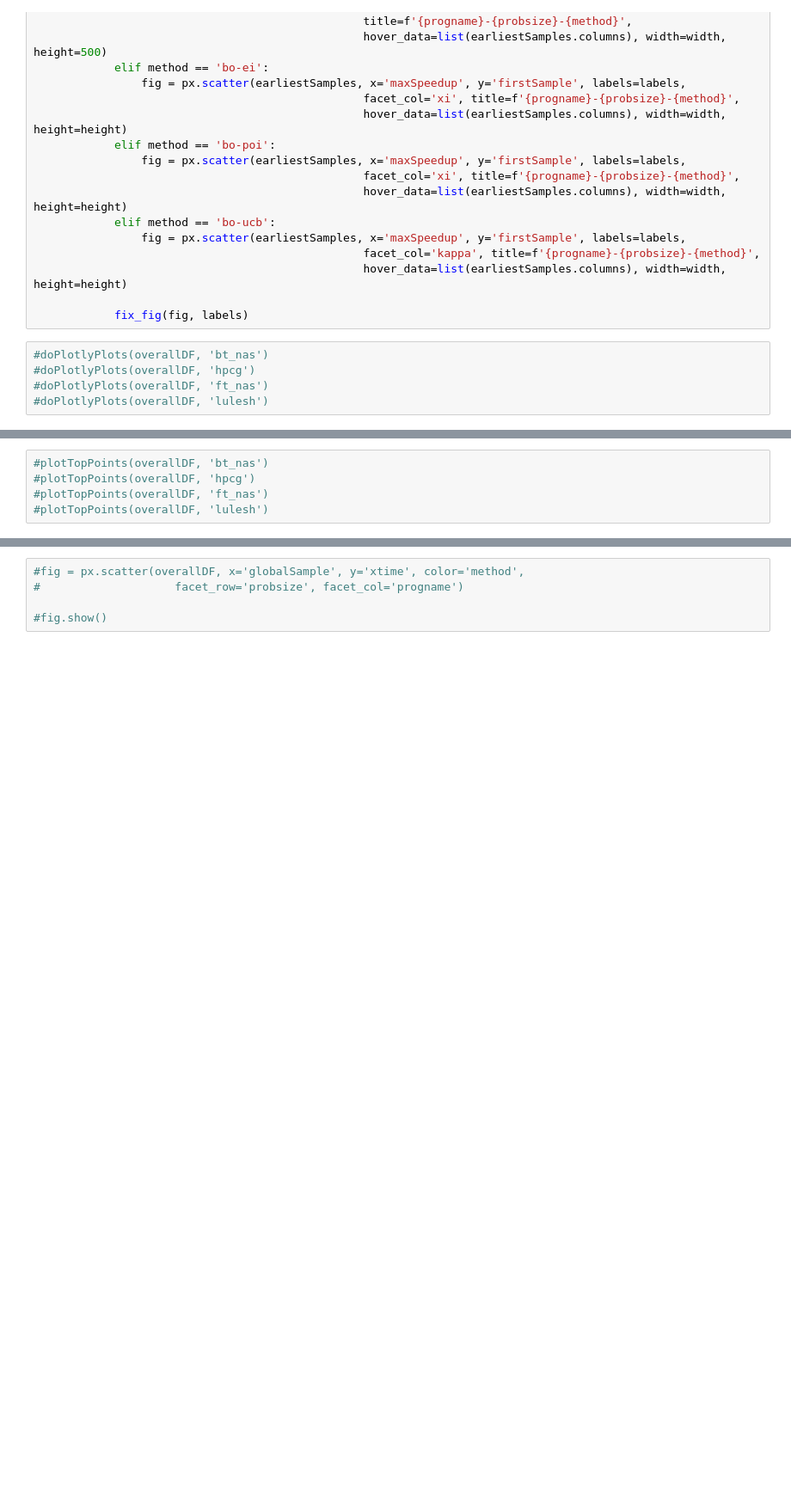
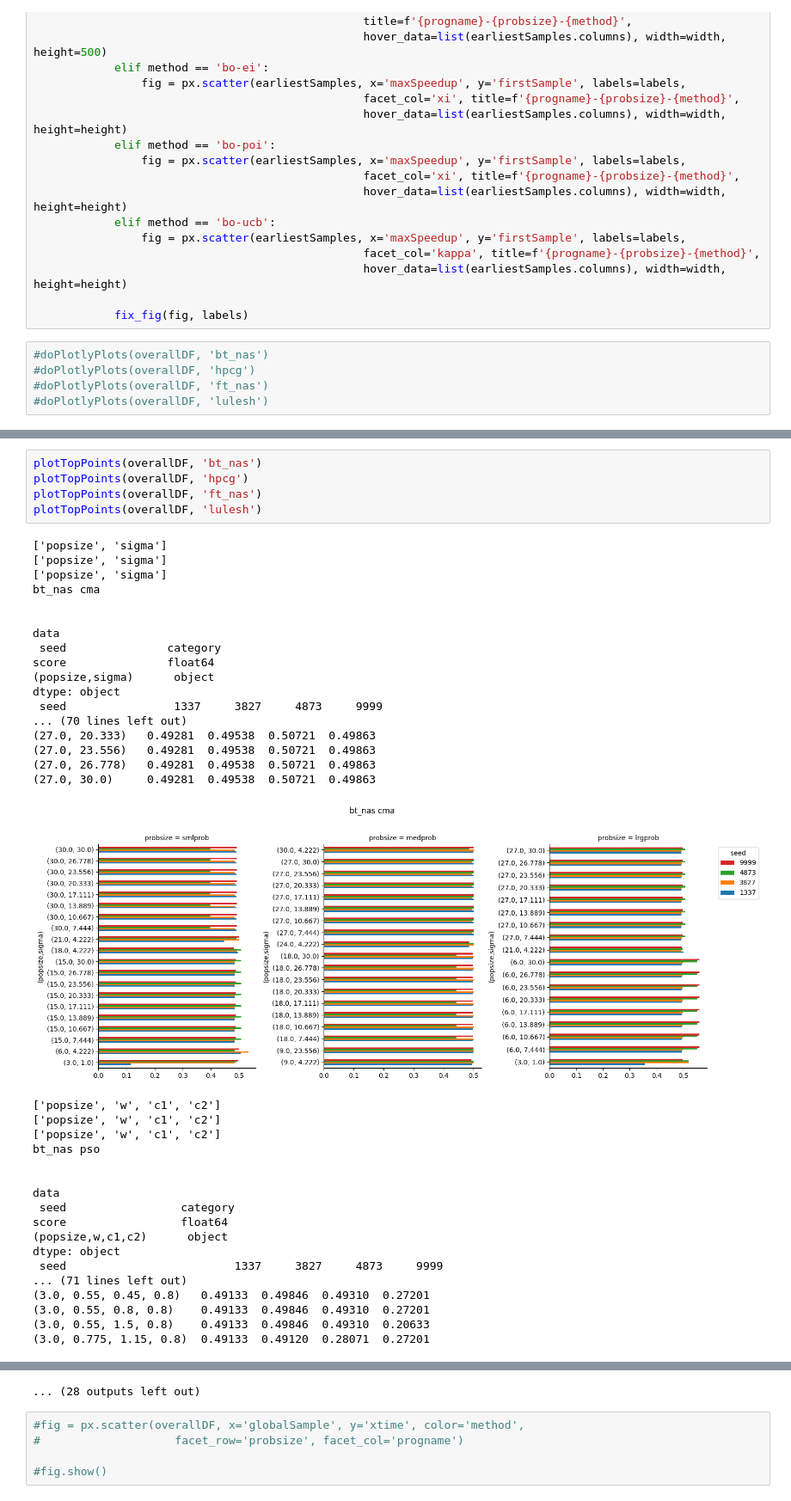
Before and after one commit to gregbolet/omp_benchmarks, a Jupyter notebook: exploreGlobalOptimizations/plotGOHyperparamParetoPlots.ipynb, the cells around one changed output, grey strips where cells are left out. Shown at 86% size. Drawn from its saved outputs; the diff is of its cells as text; blank space fills up the shorter version.

```diff
--- a/exploreGlobalOptimizations/plotGOHyperparamParetoPlots.ipynb
+++ b/exploreGlobalOptimizations/plotGOHyperparamParetoPlots.ipynb
@@ -513,7 +507,43 @@ def plotTopPoints(overallDF, progname):
 
 	return
 # %%
-#plotTopPoints(overallDF, 'bt_nas')
-#plotTopPoints(overallDF, 'hpcg')
-#plotTopPoints(overallDF, 'ft_nas')
-#plotTopPoints(overallDF, 'lulesh')
+plotTopPoints(overallDF, 'bt_nas')
+plotTopPoints(overallDF, 'hpcg')
+plotTopPoints(overallDF, 'ft_nas')
+plotTopPoints(overallDF, 'lulesh')
+# %% [output]
+['popsize', 'sigma']
+['popsize', 'sigma']
+['popsize', 'sigma']
+bt_nas cma
+
+
+data
+ seed               category
+score               float64
+(popsize,sigma)      object
+dtype: object
+ seed                1337     3827     4873     9999
+... (70 lines left out)
+(27.0, 20.333)   0.49281  0.49538  0.50721  0.49863
+(27.0, 23.556)   0.49281  0.49538  0.50721  0.49863
+(27.0, 26.778)   0.49281  0.49538  0.50721  0.49863
+(27.0, 30.0)     0.49281  0.49538  0.50721  0.49863
+[figure, added]
+['popsize', 'w', 'c1', 'c2']
+['popsize', 'w', 'c1', 'c2']
+['popsize', 'w', 'c1', 'c2']
+bt_nas pso
+
+
+data
+ seed                 category
+score                 float64
+(popsize,w,c1,c2)      object
+dtype: object
+ seed                         1337     3827     4873     9999
+... (71 lines left out)
+(3.0, 0.55, 0.45, 0.8)   0.49133  0.49846  0.49310  0.27201
+(3.0, 0.55, 0.8, 0.8)    0.49133  0.49846  0.49310  0.27201
+(3.0, 0.55, 1.5, 0.8)    0.49133  0.49846  0.49310  0.20633
+(3.0, 0.775, 1.15, 0.8)  0.49133  0.49120  0.28071  0.27201
@@ -520,3 +623,4 @@ def plotTopPoints(overallDF, progname):
+... (28 outputs left out)
 # %%
 #fig = px.scatter(overallDF, x='globalSample', y='xtime', color='method',
 #					 facet_row='probsize', facet_col='progname')
```
Also changed, not shown: parts of 7 cells of this notebook, 1 other file.
